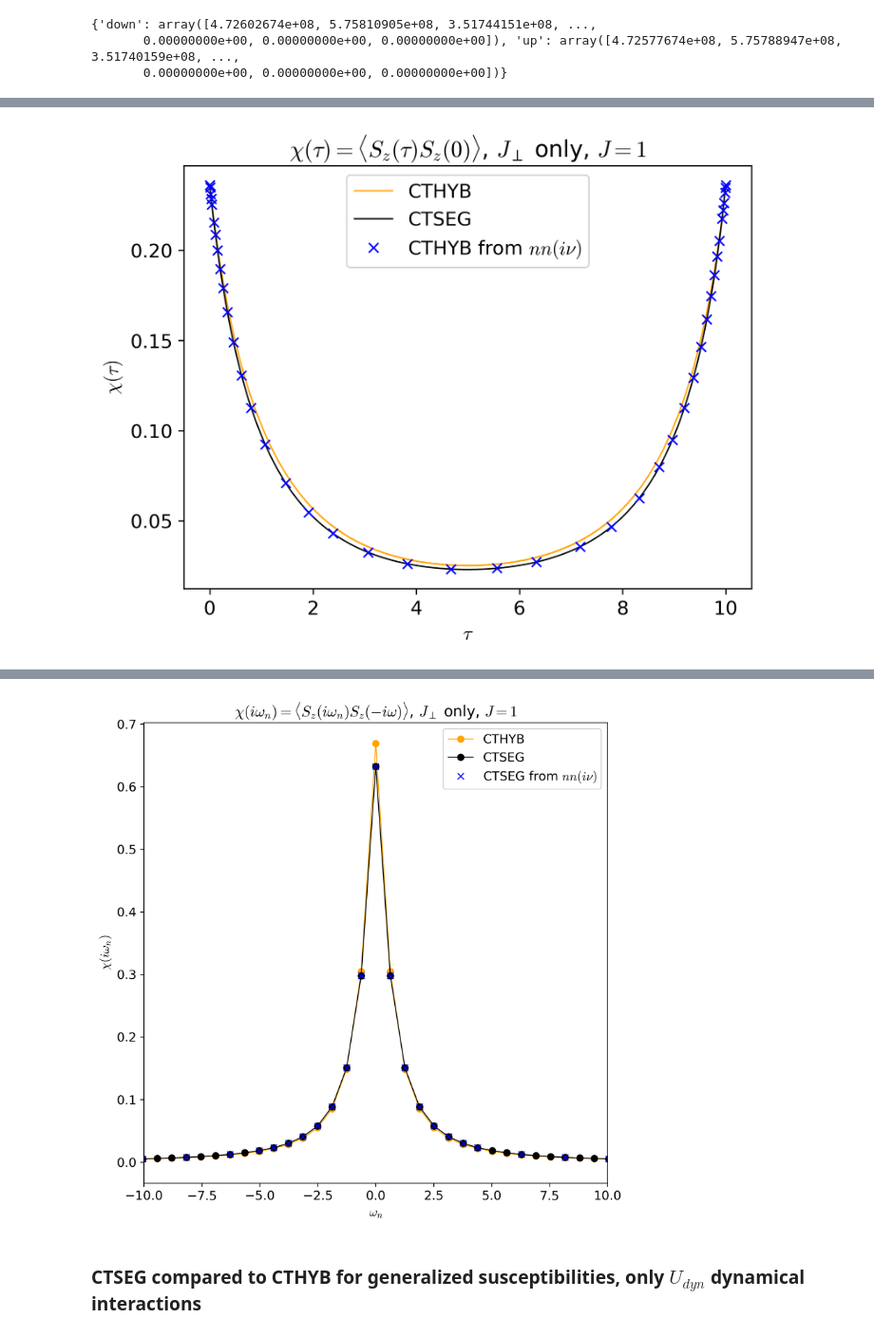
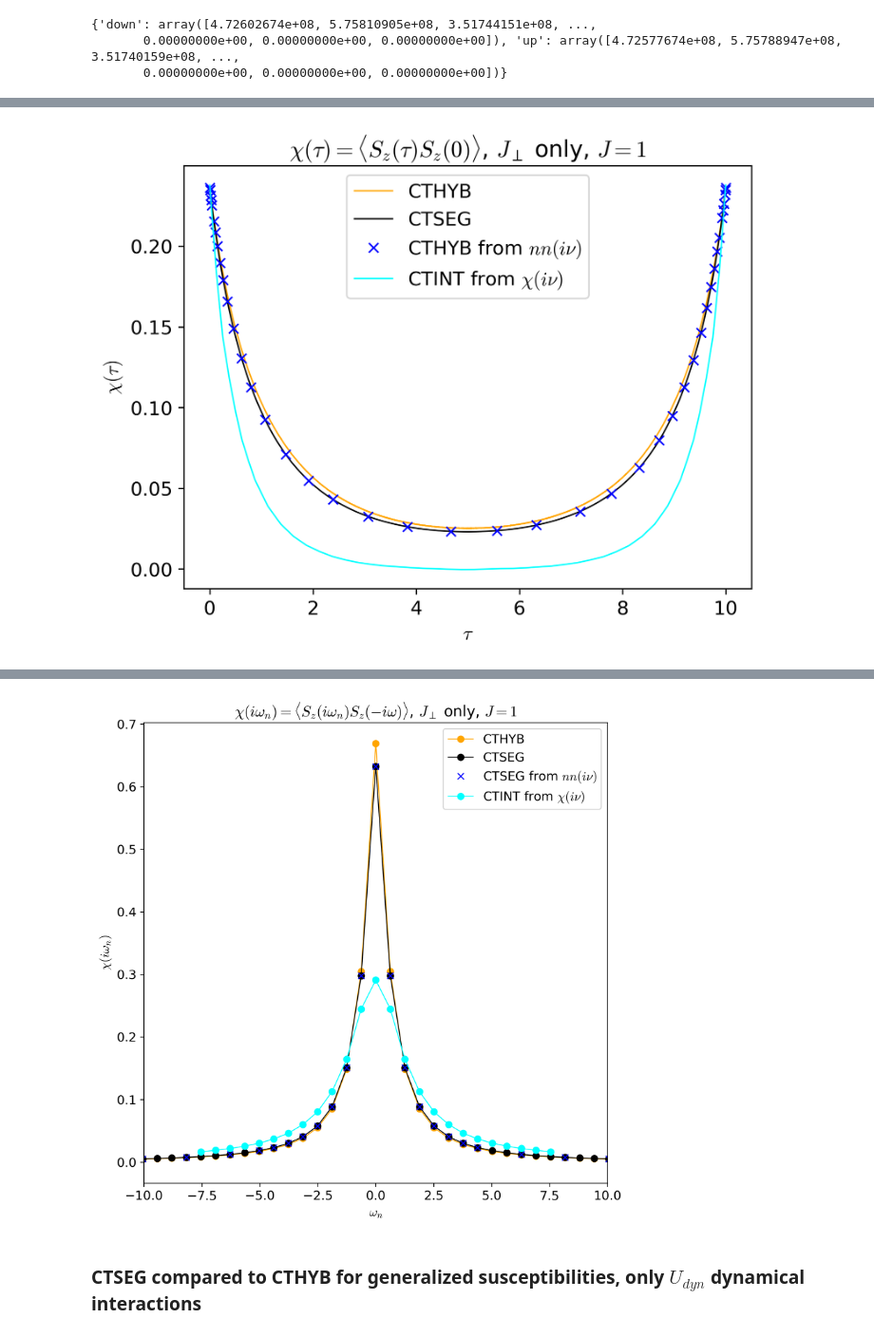
Before and after one commit to andrewkhardy/cthyb, a Jupyter notebook: benchmark/dynamic_int/CTHYB_Benchmarking.ipynb, the cells around one changed output, grey strips where cells are left out. Shown at 95% size. Drawn from its saved outputs; the diff is of its cells as text; code cells hidden in the pictures.

```diff
--- a/benchmark/dynamic_int/CTHYB_Benchmarking.ipynb
+++ b/benchmark/dynamic_int/CTHYB_Benchmarking.ipynb
@@ -350,6 +350,18 @@ with HDFArchive(f"{data_loc}/spin_spin_ctseg_J-1.0-U-4.0_1.0_0.0_0.0_0.0_0.0_b-1
     nn = A["nn_tau"]
     nn_iw = A["nn_nu"]
     nn_nu  = make_gf_dlr_imtime(nn_iw)
+
+with HDFArchive(f"{data_loc}/spin_spin_ctint_J-1.0-U-4.0_1.0_0.0_0.0_0.0_0.0_b-10.0.h5", "r") as A:
+    print(A.keys())
+    G_iw = A["G_iw"]
+    G_tau_int = make_gf_dlr_imtime(G_iw)
+    #print(A["average_sign"], "average sign")
+    #x = A["perturbation_order"]
+    #Sz = A["O_tau"]
+    nn_ctint = A["chi2ph_tau_from_M3"]
+    nn_ctint_iw = A["chiAB_iw"]
+    #nn_ctint = make_gf_from_fourier(nn_ctint_iw)
+
 with HDFArchive(f"{data_loc}/spin_spin_cthyb_J-1.0-U-4.0_1.0_0.0_0.0_0.0_0.0_b-10.0.h5", "r") as A:
     print(A.keys())
     G_tau_hyb = A["G_tau"]
@@ -359,6 +371,7 @@ with HDFArchive(f"{data_loc}/spin_spin_cthyb_J-1.0-U-4.0_1.0_0.0_0.0_0.0_0.0_b-1
 
 oplot(G_tau_hyb["up"].real, color="orange", linewidth = 0.9, label="CTHYB")
 oplot(G_tau_seg["up"].real, color="black", linewidth = 0.9, label="CTSEG")
+oplot(G_tau_int["up"].real, color="blue", linewidth = 0.9, label="CTINT")
 plt.title(r"$J_\perp$ only, $J = 1$")
 plt.ylabel(r"$G(\tau)$")
 plt.legend()
@@ -384,25 +391,29 @@ plt.xlim(0,10)
 # %%
 Sz_nu = 0.25*(nn_nu["up", "up"   ] - nn_nu["up", "down"] - nn_nu["down", "up"] +nn_nu["down", "down"])
 Sz_ctseg = 0.25*(nn["up", "up"   ] - nn["up", "down"] - nn["down", "up"] +nn["down", "down"])
+Sz_ctint = 0.25*(nn_ctint["up", "up"   ] - nn_ctint["up", "down"] - nn_ctint["down", "up"] +nn_ctint["down", "down"])
 oplot(Sz.real, color="orange", linewidth = 0.9, label="CTHYB")
 oplot(Sz_ctseg.real, color="black", linewidth = 0.9, label="CTSEG")
 oplot(Sz_nu.real, color="blue", linewidth = 0.9, label="CTHYB from $nn(i\\nu)$")
+oplot(Sz_ctint.real, color="cyan", linewidth = 0.9, label="CTINT from $\\chi(i\\nu)$")
 plt.title(r"$\chi(\tau) =\langle S_z(\tau) S_z(0) \rangle$, $J_\perp$ only, $J = 1$")
 plt.ylabel(r"$\chi(\tau)$")
 plt.legend()
 plt.show()
 
 Sz_fourier = make_gf_from_fourier(Sz)
 Sz_ctseg_fourier = make_gf_from_fourier(Sz_ctseg)
 Sz_ctseg_nu_fourier = make_gf_dlr_imfreq(Sz_nu)
+Sz_ctint_fourier = make_gf_from_fourier(Sz_ctint)
 plt.figure(figsize=(8,8))
 plt.xlim(-10,10)
 oplot(Sz_fourier.real,"-o", color="orange", linewidth = 0.9, label="CTHYB")
 oplot(Sz_ctseg_fourier.real, "-o",color="black",  linewidth = 0.9, label="CTSEG")
 oplot(Sz_ctseg_nu_fourier.real, "-o",color="blue",  linewidth = 0.9, label="CTSEG from $nn(i\\nu)$")
+oplot(Sz_ctint_fourier.real, "-o",color="cyan",  linewidth = 0.9, label="CTINT from $\\chi(i\\nu)$")
 plt.title(r"$\chi(i\omega_n) =\langle S_z(i\omega_n) S_z(-i\omega) \rangle$, $J_\perp$ only, $J = 1$")
 plt.ylabel(r"$\chi(i\omega_n)$")
 plt.legend()
 plt.show()
 # %% [output]
-[figure, old version]
+[figure, new version]
@@ -409,4 +421,4 @@ plt.show()
-[figure, old version]
+[figure, new version]
 # %% [markdown]
 ### CTSEG compared to CTHYB for generalized susceptibilities, only $U_{dyn}$ dynamical interactions
 # %%
```
Also changed, not shown: parts of 10 cells of this notebook, 1 other file.
